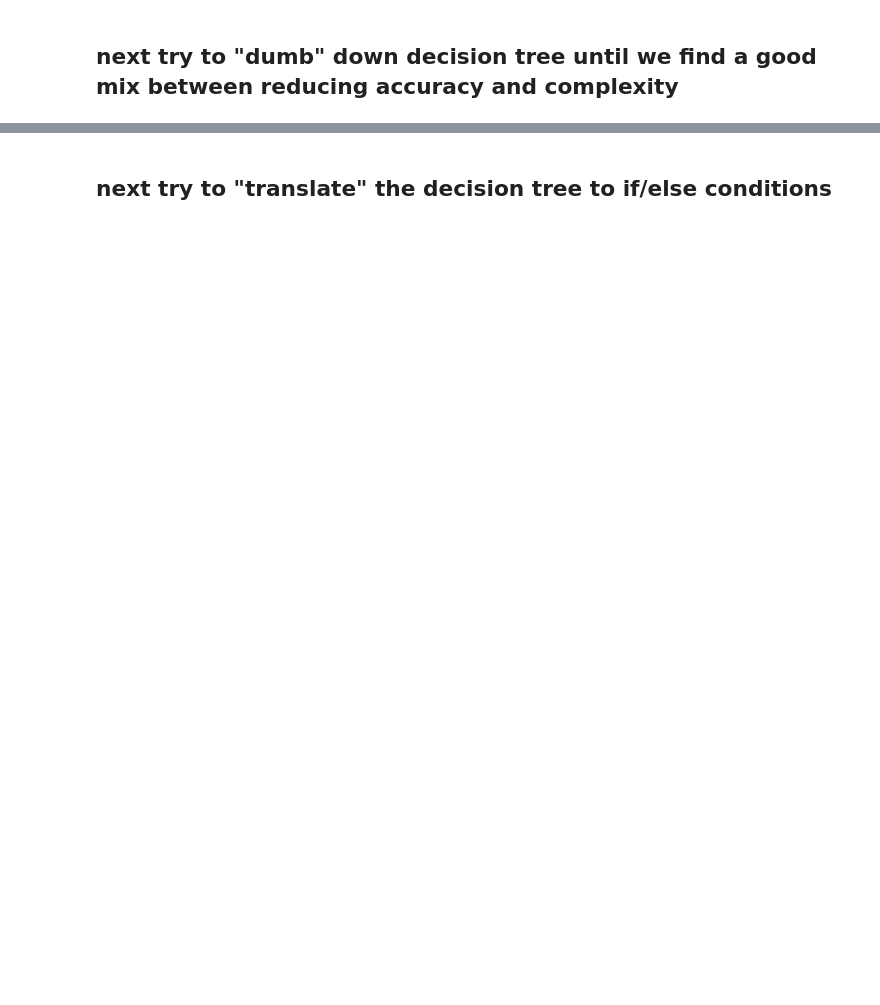
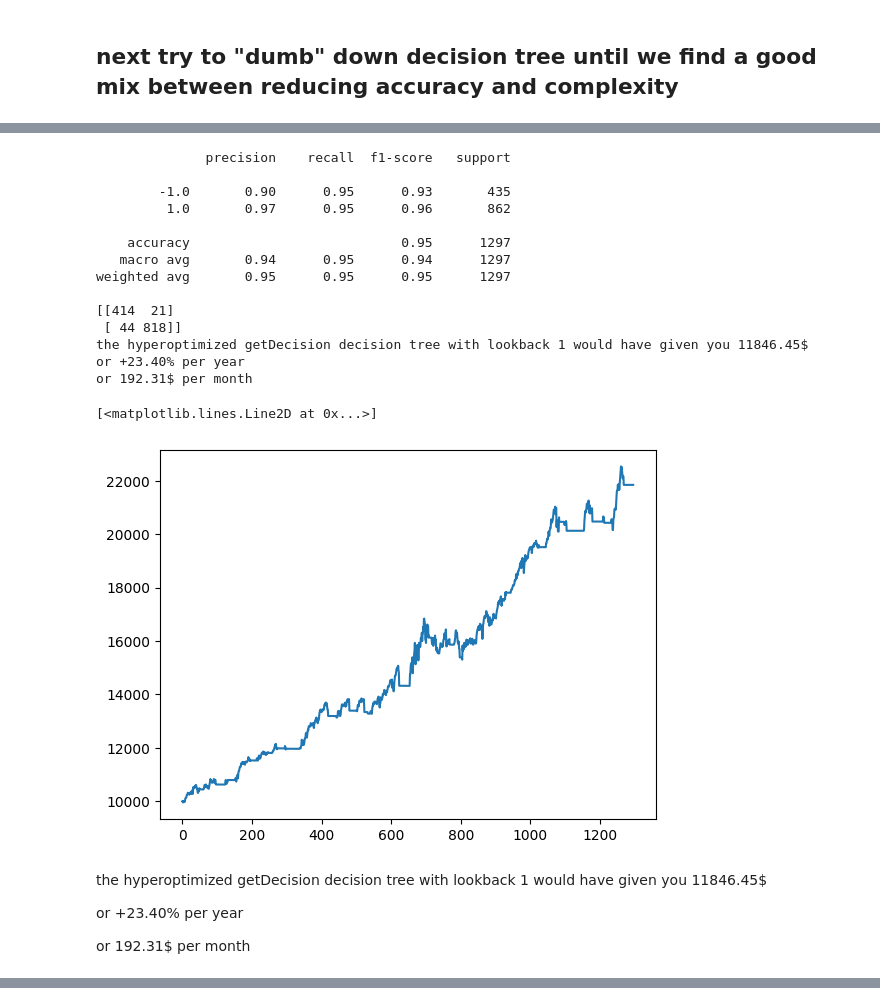
Before and after one commit to JustinGuese/tradingbot22-tradingbots, a Jupyter notebook: jupyternotebooks/correlations.ipynb, the cells around one changed output, grey strips where cells are left out. Cells and saved outputs as stored; diff of their text form; code cells hidden in the pictures; blank space fills up the shorter version.

```diff
--- a/jupyternotebooks/correlations.ipynb
+++ b/jupyternotebooks/correlations.ipynb
@@ -555,8 +555,8 @@ or 589.20$ per month
 ## next try to "dumb" down decision tree until we find a good mix between reducing accuracy and complexity
 # %%
 ## limit to one stock?
-df = bot.getData(ticker = "AAPL", start_date = datetime(2010,1,1), technical_indicators=["all"])
+df = bot.getData(ticker = "IWDA.AS", start_date = datetime(2010,1,1), technical_indicators=["all"])
 df = bot.getTrend(df)
 # %%
 # for this use the whole data
-X, Y = df.drop(["signal", "ticker"], axis = 1).fillna(method="bfill").fillna(0), bigDf["signal"]
+X, Y = df.drop(["signal", "ticker"], axis = 1).fillna(method="bfill").fillna(0), df["signal"]
@@ -612,0 +674,24 @@ the ideal depth seems to be 4. it reaches accuracy of 0.88
+# %%
+from tqdm import tqdm
+justHoldingWin = 6582
+
+bestDepth = -1
+bestLeafes = -1
+bestLookback = -1
+bestDepthWin = -9999
+collection = []
+# explicitly force a max of 20 to prevent overfitting
+for depth in tqdm([20,15,10,7,5,3]):
+    for leafes in [20,15,10,7,5,3]:
+        clf = tree.DecisionTreeClassifier(max_depth=depth, max_leaf_nodes = leafes)
+        clf.fit(X, Y)
+        # scr = clf.score(X, Y)
+        # print("score is: ", scr)
+        bestLookbackWin, lookback, bestLookbackPortfolio = oneRun(clf)
+        collection.append([depth,leafes,lookback,bestLookbackWin])
+        if bestLookbackWin >= bestDepthWin: # equal to prefer smaller trees
+            bestDepthWin = bestLookbackWin
+            bestDepth = depth
+            bestLeafes = leafes
+            bestLookback = lookback
+print("the best depth is %d, best leave %d, best lookback %d. with a win of %.2f$" % (bestDepth, bestLeafes, bestLookback, bestDepthWin))
@@ -613,3 +722,41 @@ the ideal depth seems to be 4. it reaches accuracy of 0.88
+# %%
+clf = tree.DecisionTreeClassifier(max_depth=bestDepth, max_leaf_nodes = bestLeafes)
+clf.fit(X, Y)
+preds = clf.predict(X)
+print(metrics.classification_report(df["signal"], preds))
+print(metrics.confusion_matrix(df["signal"], preds))
+bestLookbackWin, bestLookback, bestLookbackPortfolio = oneRun(clf, lookbackarray = [bestLookback])
+print("the hyperoptimized getDecision decision tree with lookback %d would have given you %.2f$" % (bestLookback, bestLookbackWin))
+days = (df.index[-1] - df.index[0]).days
+winPct = bestLookbackWin / startMoney * 100
+winPctYear = winPct / days * 365
+print("or +%.2f%% per year" % winPctYear)
+winPerMonth = bestLookbackWin / days * 30
+print("or %.2f$ per month" % winPerMonth)
+plt.plot(bestLookbackPortfolio)
+# %% [output]
+              precision    recall  f1-score   support
+
+        -1.0       0.90      0.95      0.93       435
+         1.0       0.97      0.95      0.96       862
+
+    accuracy                           0.95      1297
+   macro avg       0.94      0.95      0.94      1297
+weighted avg       0.95      0.95      0.95      1297
+
+[[414  21]
+ [ 44 818]]
+the hyperoptimized getDecision decision tree with lookback 1 would have given you 11846.45$
+or +23.40% per year
+or 192.31$ per month
+[<matplotlib.lines.Line2D at 0x...>]
+[figure, added]
+# %% [markdown]
+the hyperoptimized getDecision decision tree with lookback 1 would have given you 11846.45$
+
+or +23.40% per year
+
+or 192.31$ per month
 # %%
 dot_data = tree.export_graphviz(clf, out_file=None,
                         feature_names=x_train.columns,
@@ -620,5 +767,3 @@ graph = graphviz.Source(dot_data)
 graph
 # %% [output]
 [drawing not drawn]
-# %% [markdown]
-## next try to "translate" the decision tree to if/else conditions
```
Also changed, not shown: parts of 41 cells of this notebook.
